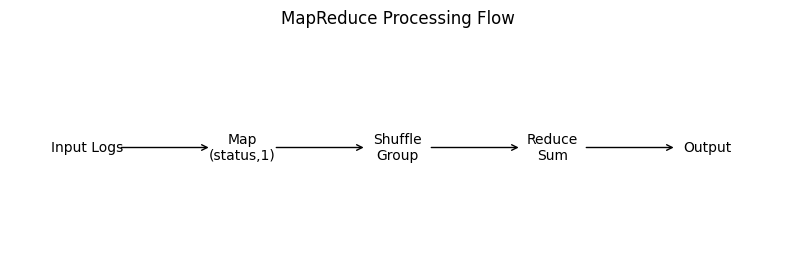
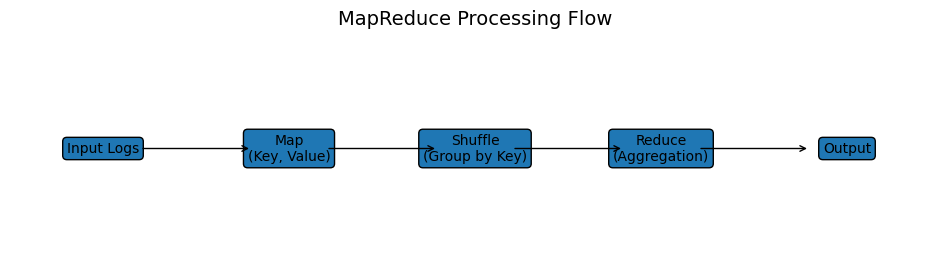
The notebook cell's code change between the first figure and the second:
--- before
+++ after
@@ -1,11 +1,19 @@
 import matplotlib.pyplot as plt
 
-fig, ax = plt.subplots(figsize=(10,3))
+fig, ax = plt.subplots(figsize=(12,3))
 
-steps = ["Input Logs", "Map\n(status,1)", "Shuffle\nGroup", "Reduce\nSum", "Output"]
+steps = [
+    "Input Logs",
+    "Map\n(Key, Value)",
+    "Shuffle\n(Group by Key)",
+    "Reduce\n(Aggregation)",
+    "Output"
+]
 
+# رسم النصوص
 for i in range(len(steps)):
-    ax.text(i, 0, steps[i], ha='center', va='center')
+    ax.text(i, 0, steps[i], ha='center', va='center', fontsize=10, bbox=dict(boxstyle="round", pad=0.3))
 
+# رسم الأسهم
 for i in range(len(steps)-1):
     ax.annotate("",
@@ -18,4 +26,4 @@
 ax.axis('off')
 
-plt.title("MapReduce Processing Flow")
+plt.title("MapReduce Processing Flow", fontsize=14)
 plt.show()

Commit: Created using Colab